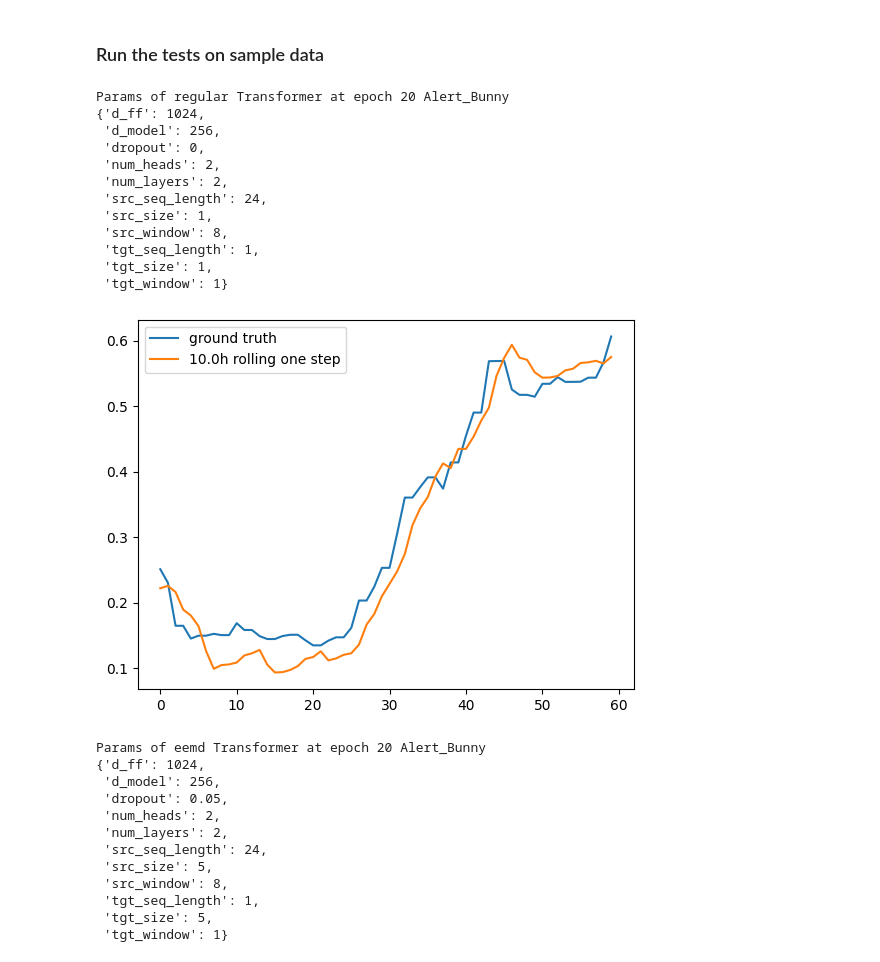
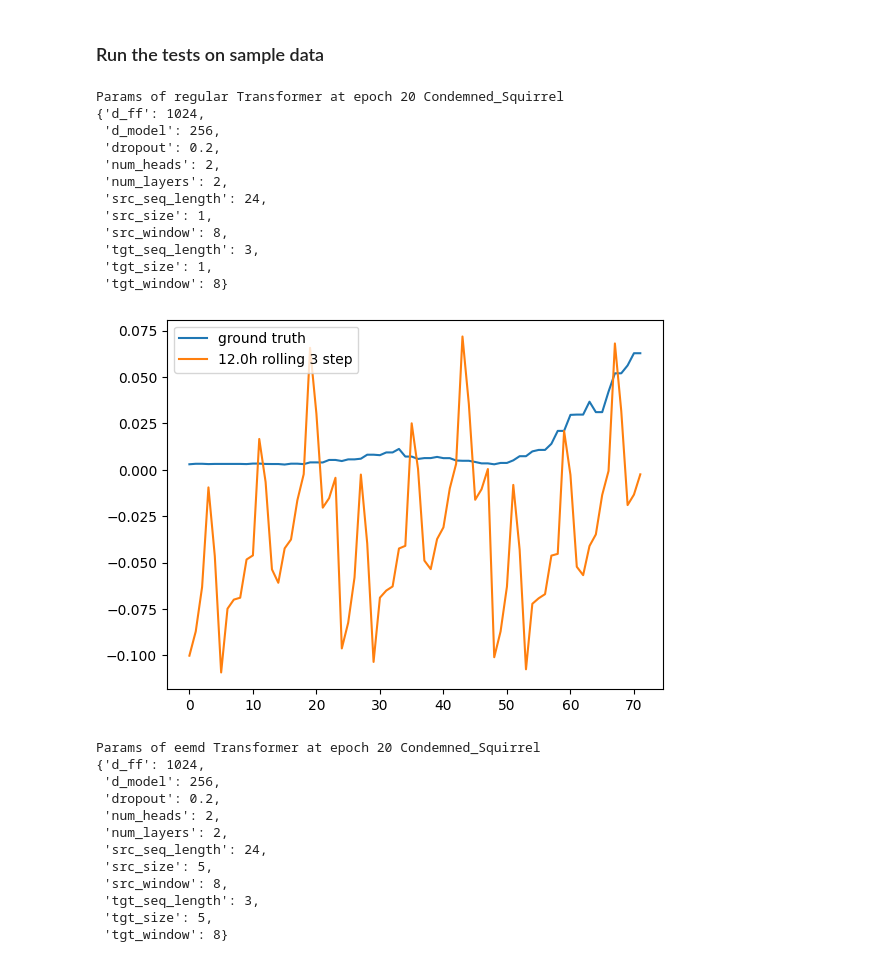
Before and after one commit to aszfaltos/wp_former, a Jupyter notebook: model_eval.ipynb, the cells around one changed output. Saved outputs shown, nothing was run; the diff lists cells and outputs as text; code cells hidden in the pictures.

Commit message:
Handle multi token target windows during evaluation

```diff
--- a/model_eval.ipynb
+++ b/model_eval.ipynb
@@ -18,8 +18,8 @@ from signal_decomposition import eemd
 # %% [markdown]
 ## Load models
 # %%
-load_params = [{'test': 'regular', 'name': 'Alert_Bunny', 'epoch': 20, 'model_type': Transformer},
-               {'test': 'eemd', 'name': 'Alert_Bunny', 'epoch': 20, 'model_type': Transformer}]
+load_params = [{'test': 'regular', 'name': 'Condemned_Squirrel', 'epoch': 20, 'model_type': Transformer},
+               {'test': 'eemd', 'name': 'Condemned_Squirrel', 'epoch': 20, 'model_type': Transformer}]
 
 post_processors = [lambda x : x,
                    lambda x : torch.sum(x, dim=-1)]
@@ -120,7 +120,7 @@ for load_param, model in zip(load_params, trained):
 # %% [markdown]
 ### Run the tests on sample data
 # %%
-shift, look_back, pred, rolling = 0, 24, 1, 60
+shift, look_back, pred, rolling = 250, 24, 3, 72
 
 def predict_with_model(prediction_model, dataset, post_processor):
     ones = torch.ones(1, 1, dataset[0][1].shape[-1])
@@ -128,50 +128,50 @@ def predict_with_model(prediction_model, dataset, post_processor):
     with torch.no_grad():
         gt = []
         p = []
-        for shift_offset in range(shift, shift+rolling, pred):
+        for shift_offset in range(shift, shift+rolling, pred*dataset.ws_y):
             out = ones
             for i in range(pred):
                 out = torch.concatenate((ones, prediction_model(dataset[shift_offset][0].unsqueeze(0), out)), dim=1)
 
             p.append(post_processor(dataset.get_sequence_from_y_windows(out[:, 1:, :].detach())))
             gt.append(post_processor(dataset.get_sequence_from_y_windows(dataset[shift_offset][1])))
 
     return gt, p
 
 
 for load_param, model, post in zip(load_params, trained, post_processors):
     print_params(**load_param, params=model['params'])
     ground_truth, predicted = predict_with_model(model['model'], datasets[load_param['test']], post)
     predicted = np.array(predicted).reshape(rolling)
     ground_truth = np.array(ground_truth).reshape(rolling)
 
     plt.plot(ground_truth, label='ground truth')
-    plt.plot(predicted, label=f'{rolling*10/60}h rolling one step')
+    plt.plot(predicted, label=f'{rolling*10/60}h rolling {pred} step')
     plt.legend()
     plt.show()
 # %% [output]
-Params of regular Transformer at epoch 20 Alert_Bunny
+Params of regular Transformer at epoch 20 Condemned_Squirrel
 {'d_ff': 1024,
  'd_model': 256,
- 'dropout': 0,
+ 'dropout': 0.2,
  'num_heads': 2,
  'num_layers': 2,
  'src_seq_length': 24,
  'src_size': 1,
  'src_window': 8,
- 'tgt_seq_length': 1,
+ 'tgt_seq_length': 3,
  'tgt_size': 1,
- 'tgt_window': 1}
+ 'tgt_window': 8}
-[figure, old version]
+[figure, new version]
-Params of eemd Transformer at epoch 20 Alert_Bunny
+Params of eemd Transformer at epoch 20 Condemned_Squirrel
 {'d_ff': 1024,
  'd_model': 256,
- 'dropout': 0.05,
+ 'dropout': 0.2,
  'num_heads': 2,
  'num_layers': 2,
  'src_seq_length': 24,
  'src_size': 5,
  'src_window': 8,
- 'tgt_seq_length': 1,
+ 'tgt_seq_length': 3,
  'tgt_size': 5,
- 'tgt_window': 1}
+ 'tgt_window': 8}
```
Also changed, not shown: parts of 3 cells of this notebook, 1 other file.
